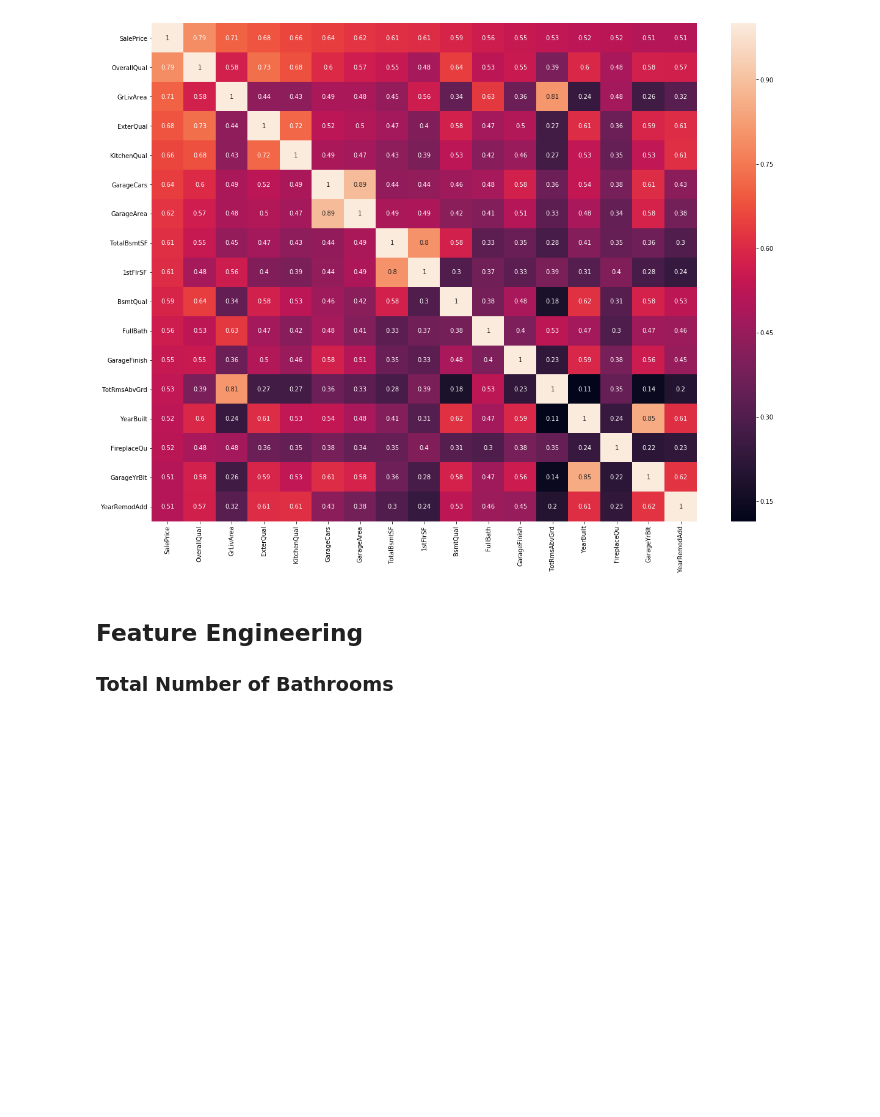
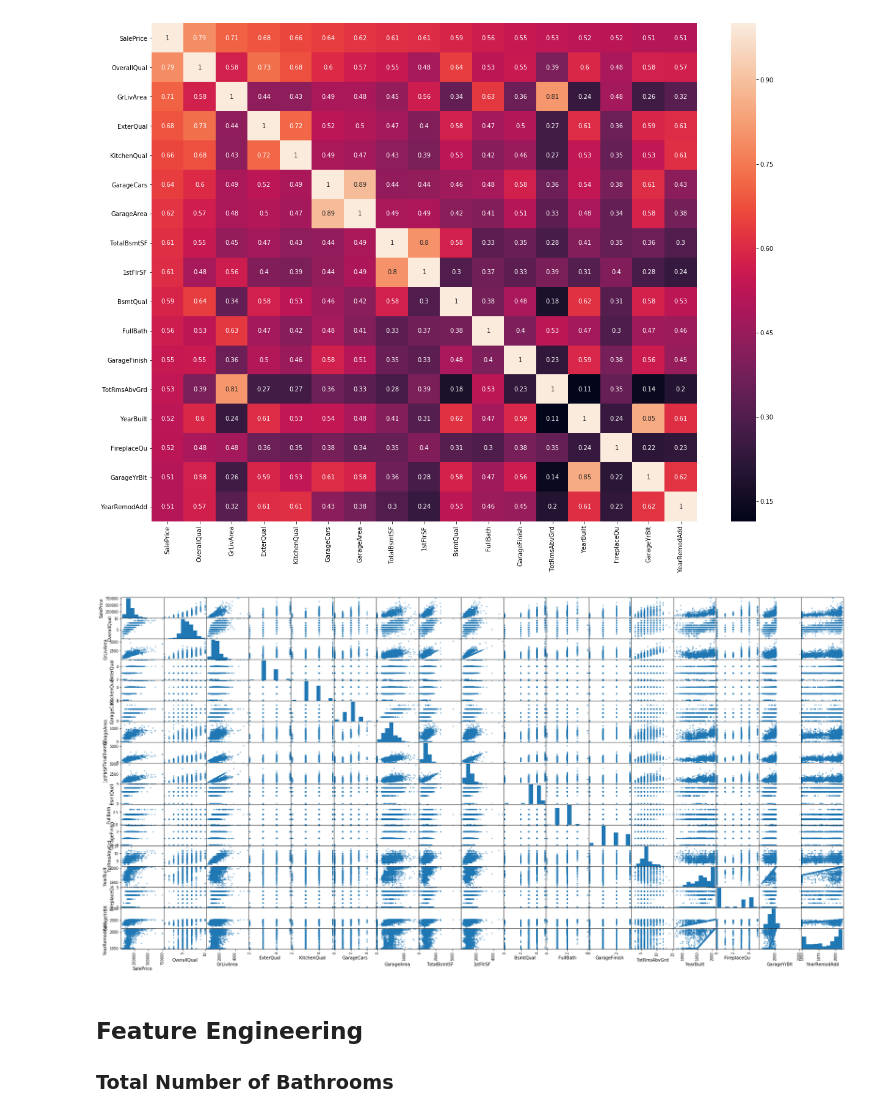
Before and after one commit to axyarthur/project3, a Jupyter notebook: WillThurston/Intro to EDA with Predicting Housing Prices.ipynb, the cells around one changed output. Saved outputs shown, nothing was run; the diff lists cells and outputs as text; code cells hidden in the pictures; blank space fills up the shorter version.

```diff
--- a/WillThurston/Intro to EDA with Predicting Housing Prices.ipynb
+++ b/WillThurston/Intro to EDA with Predicting Housing Prices.ipynb
@@ -1225,3 +1205,8 @@ plt.show()
+# %%
+scatter_matrix(all_data[high_corr_columns],figsize=(30,15))
+plt.show()
+# %% [output]
+[figure, added]
 # %% [markdown]
 ## Feature Engineering
 
```
Also changed, not shown: parts of 54 cells of this notebook.
